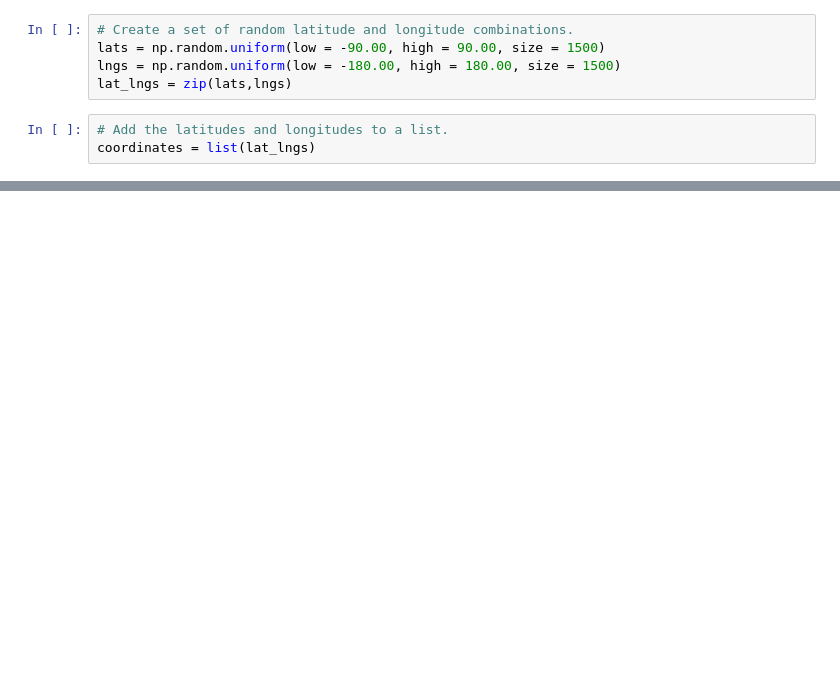
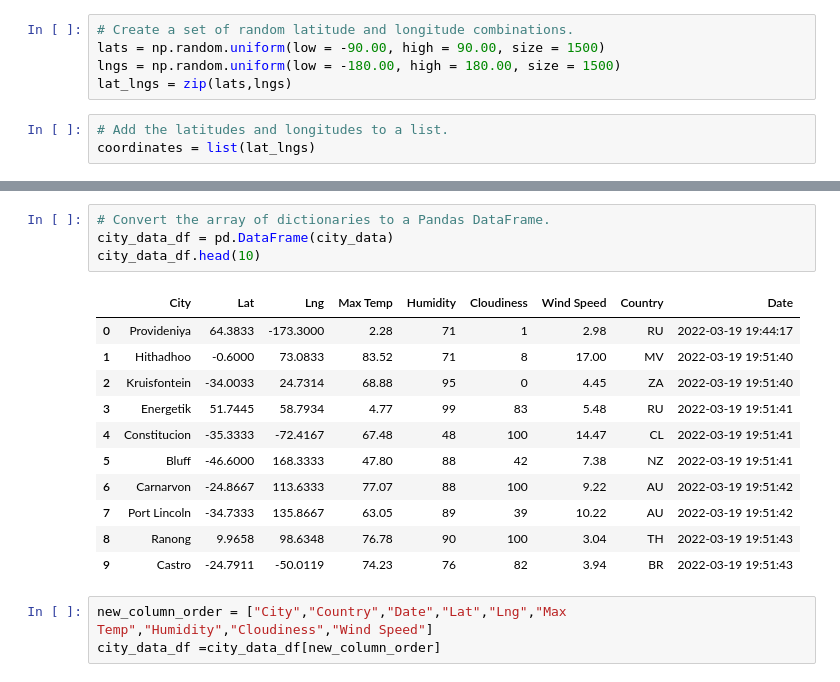
Before and after one commit to raneymjohnGit/World_Weather_Analysis, a Jupyter notebook: WeatherPy.ipynb, the cells around one changed output, grey strips where cells are left out. Cells and saved outputs as stored; diff of their text form; blank space fills up the shorter version.

```diff
--- a/WeatherPy.ipynb
+++ b/WeatherPy.ipynb
@@ -29,0 +113,19 @@ print(len(cities))
+# %%
+# Convert the array of dictionaries to a Pandas DataFrame.
+city_data_df = pd.DataFrame(city_data)
+city_data_df.head(10)
+# %% [output]
+|  | City | Lat | Lng | Max Temp | Humidity | Cloudiness | Wind Speed | Country | Date |
+| 0 | Provideniya | 64.3833 | -173.3000 | 2.28 | 71 | 1 | 2.98 | RU | 2022-03-19 19:44:17 |
+| 1 | Hithadhoo | -0.6000 | 73.0833 | 83.52 | 71 | 8 | 17.00 | MV | 2022-03-19 19:51:40 |
+| 2 | Kruisfontein | -34.0033 | 24.7314 | 68.88 | 95 | 0 | 4.45 | ZA | 2022-03-19 19:51:40 |
+| 3 | Energetik | 51.7445 | 58.7934 | 4.77 | 99 | 83 | 5.48 | RU | 2022-03-19 19:51:41 |
+| 4 | Constitucion | -35.3333 | -72.4167 | 67.48 | 48 | 100 | 14.47 | CL | 2022-03-19 19:51:41 |
+| 5 | Bluff | -46.6000 | 168.3333 | 47.80 | 88 | 42 | 7.38 | NZ | 2022-03-19 19:51:41 |
+| 6 | Carnarvon | -24.8667 | 113.6333 | 77.07 | 88 | 100 | 9.22 | AU | 2022-03-19 19:51:42 |
+| 7 | Port Lincoln | -34.7333 | 135.8667 | 63.05 | 89 | 39 | 10.22 | AU | 2022-03-19 19:51:42 |
+| 8 | Ranong | 9.9658 | 98.6348 | 76.78 | 90 | 100 | 3.04 | TH | 2022-03-19 19:51:43 |
+| 9 | Castro | -24.7911 | -50.0119 | 74.23 | 76 | 82 | 3.94 | BR | 2022-03-19 19:51:43 |
+# %%
+new_column_order = ["City","Country","Date","Lat","Lng","Max Temp","Humidity","Cloudiness","Wind Speed"]
+city_data_df =city_data_df[new_column_order]
```
Also changed, not shown: parts of 6 cells of this notebook, 3 other files.
